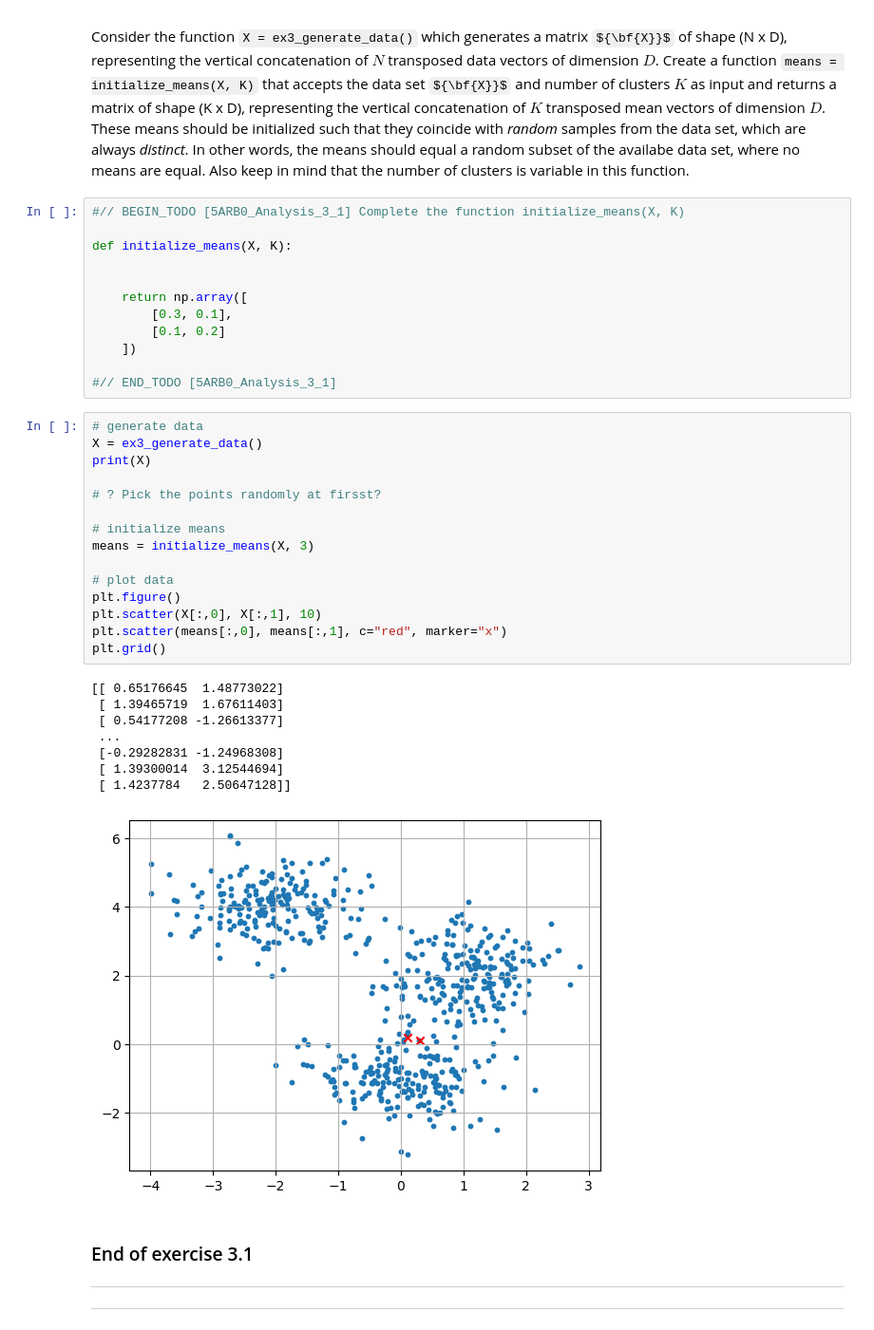
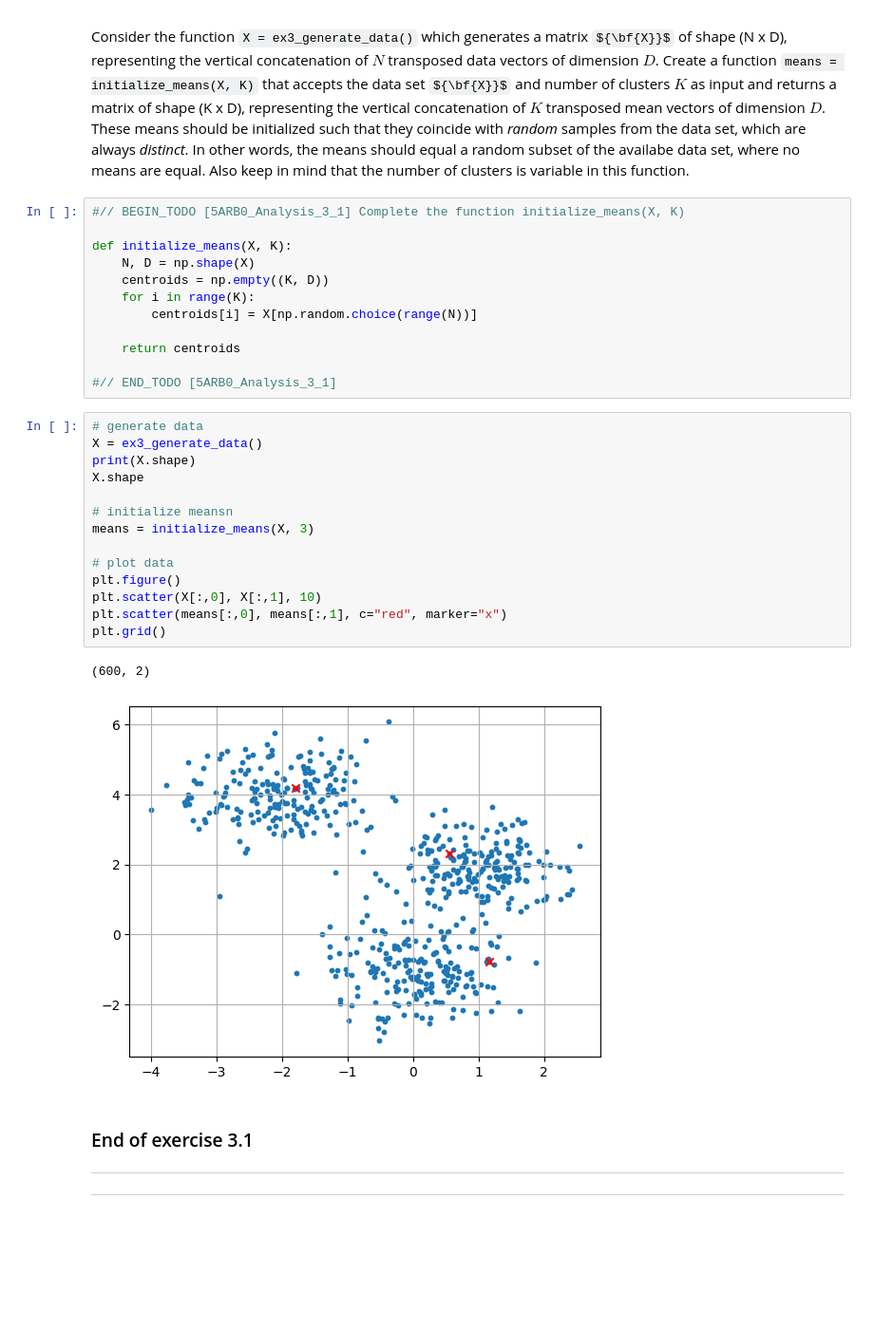
Before and after one commit to ErikNij/5ARB0DataScience, a Jupyter notebook: analysis-template.ipynb, the cells around one changed output. Shown at 95% size. Saved outputs shown, nothing was run; the diff lists cells and outputs as text; some formulas as TeX source; blank space fills up the shorter version.

```diff
--- a/analysis-template.ipynb
+++ b/analysis-template.ipynb
@@ -360,38 +356,31 @@ Consider the function `X = ex3_generate_data()` which generates a matrix ${\bf{X
 #// BEGIN_TODO [5ARB0_Analysis_3_1] Complete the function initialize_means(X, K)
 
 def initialize_means(X, K):
+    N, D = np.shape(X)
+    centroids = np.empty((K, D))
+    for i in range(K):
+        centroids[i] = X[np.random.choice(range(N))]
 
-
-    return np.array([
-        [0.3, 0.1],
-        [0.1, 0.2]
-    ])
+    return centroids
 
 #// END_TODO [5ARB0_Analysis_3_1]
 # %%
 # generate data
 X = ex3_generate_data()
-print(X)
+print(X.shape)
+X.shape
 
-# ? Pick the points randomly at firsst?
-
-# initialize means
+# initialize meansn
 means = initialize_means(X, 3)
 
 # plot data
 plt.figure()
 plt.scatter(X[:,0], X[:,1], 10)
 plt.scatter(means[:,0], means[:,1], c="red", marker="x")
 plt.grid()
 # %% [output]
-[[ 0.65176645  1.48773022]
- [ 1.39465719  1.67611403]
- [ 0.54177208 -1.26613377]
- ...
- [-0.29282831 -1.24968308]
- [ 1.39300014  3.12544694]
- [ 1.4237784   2.50647128]]
+(600, 2)
-[figure, old version]
+[figure, new version]
 # %% [markdown]
 ### End of exercise 3.1
 ---
```
Also changed, not shown: parts of 18 cells of this notebook.
